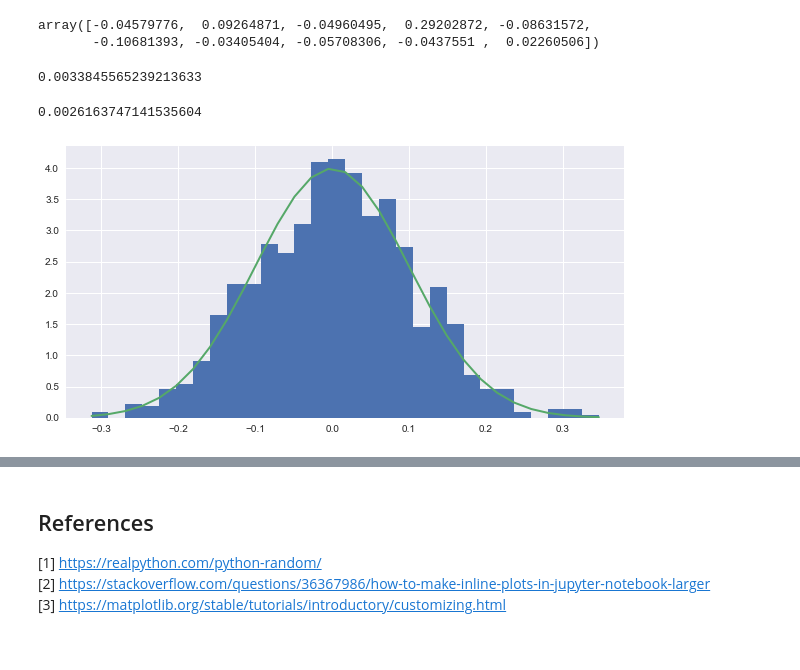
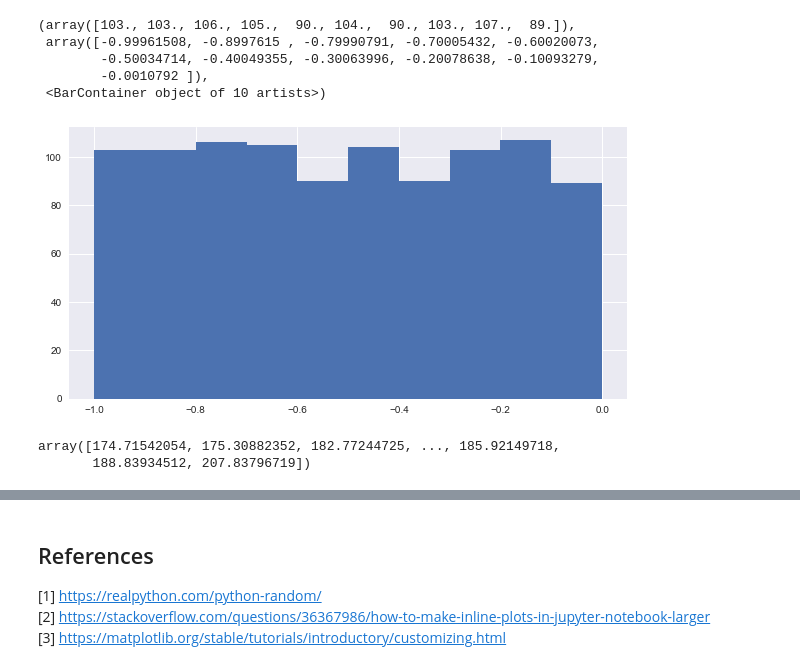
Before and after one commit to Sam-Tracey/numpy-random, a Jupyter notebook: numpy-random.ipynb, the cells around one changed output, grey strips where cells are left out. Saved outputs shown, nothing was run; the diff lists cells and outputs as text; code cells hidden in the pictures.

```diff
--- a/numpy-random.ipynb
+++ b/numpy-random.ipynb
@@ -25,0 +35,4 @@ https://numpy.org/doc/stable/reference/random/generated/numpy.random.normal.html
+# %%
+# Generate an array of 10000 value between -1 (lower Bound) Inclusively and 0(Upper Bound) Exclusively.
+s = np.random.default_rng().uniform(-1,0,1000)
+s
@@ -26,24 +57,16 @@ https://numpy.org/doc/stable/reference/random/generated/numpy.random.normal.html
+# %%
+plt.hist(s)
+# %% [output]
+(array([103., 103., 106., 105.,  90., 104.,  90., 103., 107.,  89.]),
+ array([-0.99961508, -0.8997615 , -0.79990791, -0.70005432, -0.60020073,
+        -0.50034714, -0.40049355, -0.30063996, -0.20078638, -0.10093279,
+        -0.0010792 ]),
+ <BarContainer object of 10 artists>)
+[figure, added]
 # %%
-mu, sigma = 0, 0.1 # mean and standard deviation
-s = np.random.normal(mu, sigma, 1000)
+mu, sigma = 180, 15 # mean and standard deviation
+norm = np.random.default_rng().normal(mu, sigma, 10000)
+norm
+# %% [output]
+array([174.71542054, 175.30882352, 182.77244725, ..., 185.92149718,
+       188.83934512, 207.83796719])
-# %%
-# Examining first ten items in array s
-s[:10]
-# %% [output]
-array([-0.04579776,  0.09264871, -0.04960495,  0.29202872, -0.08631572,
-       -0.10681393, -0.03405404, -0.05708306, -0.0437551 ,  0.02260506])
-# %%
-abs(mu - np.mean(s))
-# %% [output]
-0.0033845565239213633
-# %%
-abs(sigma - np.std(s, ddof=1))
-# %% [output]
-0.0026163747141535604
-# %%
-count, bins, ignored = plt.hist(s, 30, density=True)
-f = 1/(sigma * np.sqrt(2 * np.pi)) * np.exp(-(bins - mu)**2/(2 * sigma **2))
-plt.plot(bins, f, linewidth=2)
-plt.show()
-# %% [output]
-[figure, removed]
```
Also changed, not shown: parts of 7 cells of this notebook.
